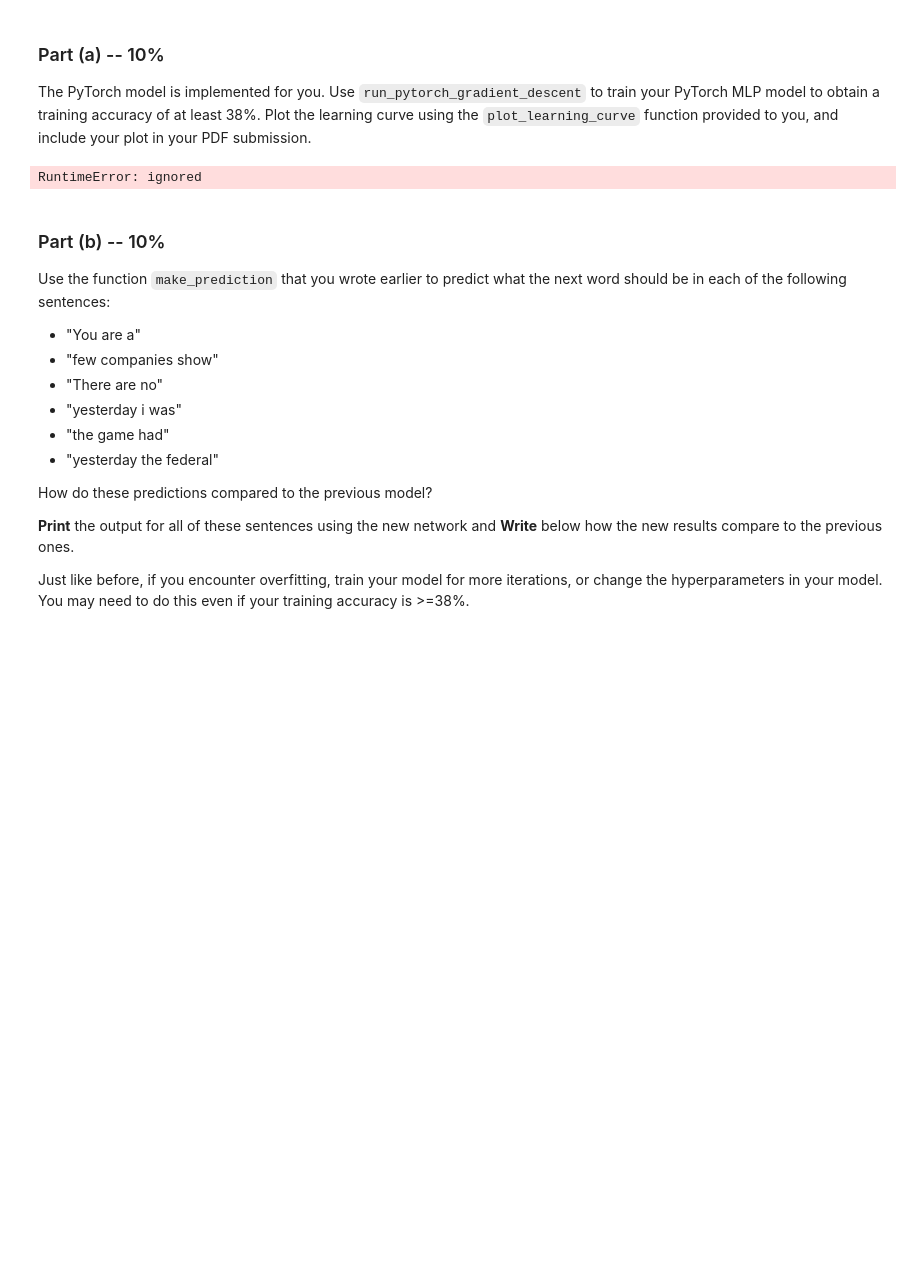
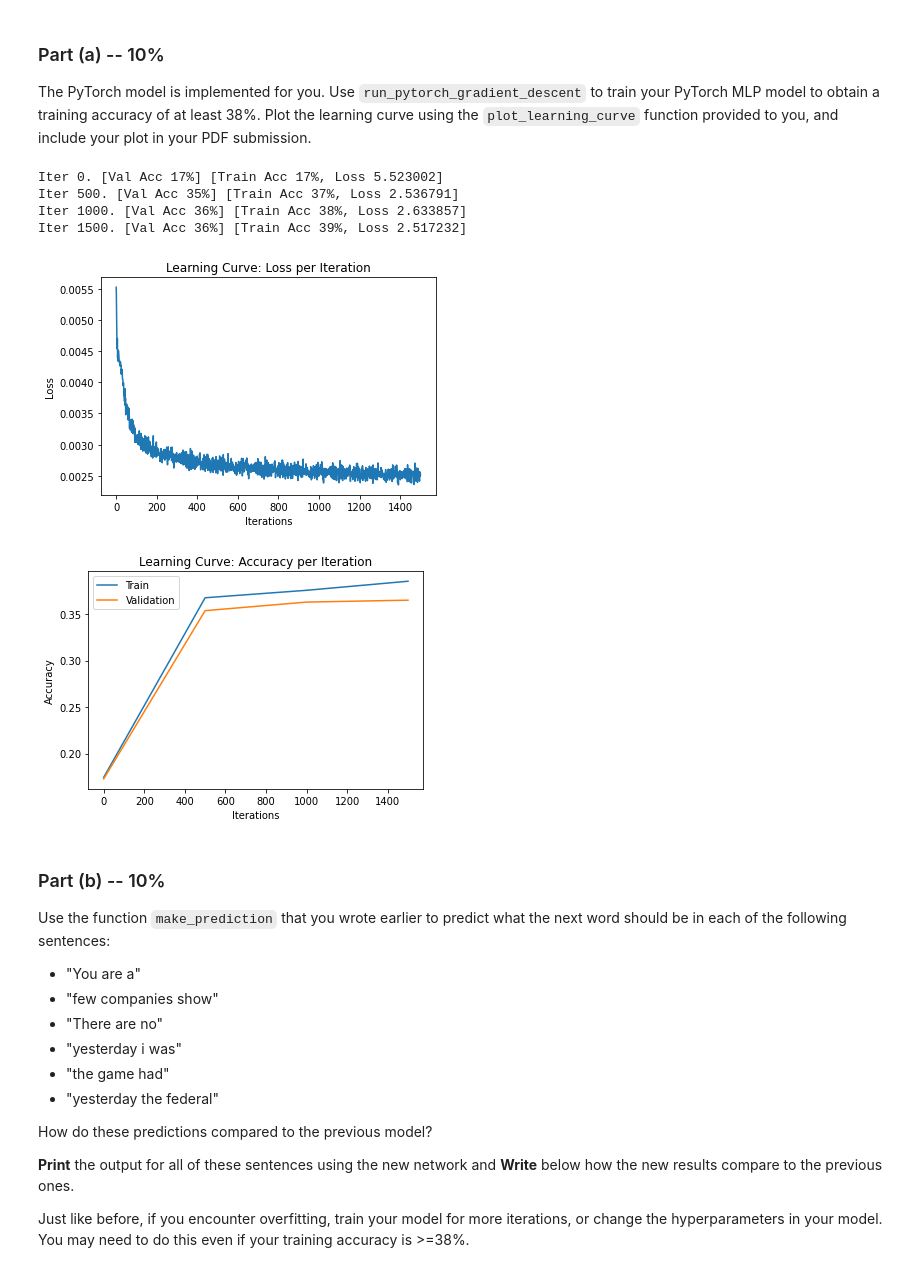
Before and after one commit to zivmo99/DeapLearning2, a Jupyter notebook: Assignment2.ipynb, the cells around one changed output. Saved outputs shown, nothing was run; the diff lists cells and outputs as text; code cells hidden in the pictures; blank space fills up the shorter version.

```diff
--- a/Assignment2.ipynb
+++ b/Assignment2.ipynb
@@ -610,33 +610,38 @@ to you, and include your plot in your PDF submission.
 # %%
 class PyTorchWordEmb(nn.Module):
     def __init__(self, emb_size=100, num_hidden=300, vocab_size=250):
         super(PyTorchWordEmb, self).__init__()
         self.word_emb_layer = nn.Linear(vocab_size, emb_size, bias=False)
         self.fc_layer1 = nn.Linear(emb_size * 3, num_hidden)
         self.fc_layer2 = nn.Linear(num_hidden, 250)
         self.num_hidden = num_hidden
         self.emb_size = emb_size
     def forward(self, inp):
-        #inp = inp.reshape(-1,250)
+        inp = inp.reshape(-1,250)
         embeddings = torch.relu(self.word_emb_layer(inp))
         embeddings = embeddings.reshape([-1, self.emb_size*3 ])
         hidden = torch.relu(self.fc_layer1(embeddings))
         return self.fc_layer2(hidden)
 
 pytorch_wordemb = PyTorchWordEmb()
 result = run_pytorch_gradient_descent(pytorch_wordemb,
                                  train_data=train4grams,
                                  validation_data=valid4grams,
-                                 batch_size=100,
+                                 batch_size=1000,
                                  learning_rate=0.01,
                                  weight_decay=0,
-                                 max_iters=1000,
+                                 max_iters=1500,
                                  checkpoint_path=None)
 
 
 plot_learning_curve(*result)
 # %% [output]
-RuntimeError: ignored
+Iter 0. [Val Acc 17%] [Train Acc 17%, Loss 5.523002]
+Iter 500. [Val Acc 35%] [Train Acc 37%, Loss 2.536791]
+Iter 1000. [Val Acc 36%] [Train Acc 38%, Loss 2.633857]
+Iter 1500. [Val Acc 36%] [Train Acc 39%, Loss 2.517232]
+[figure, added]
+[figure, added]
 # %% [markdown]
 ### Part (b) -- 10%
 
```
Also changed, not shown: parts of 5 cells of this notebook.
